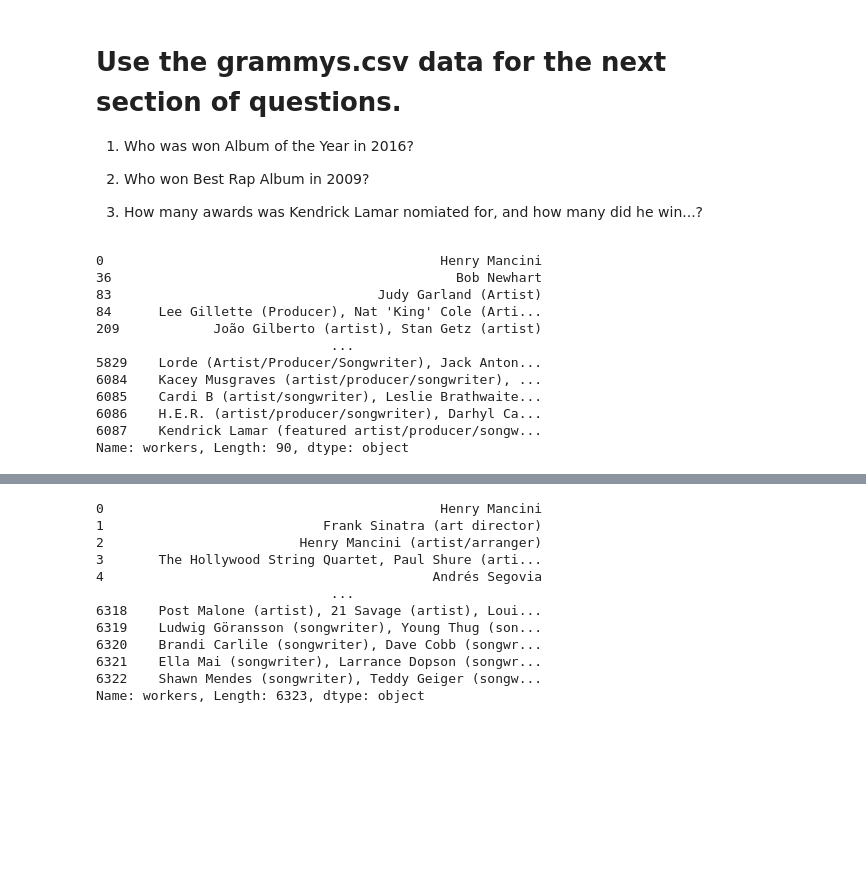
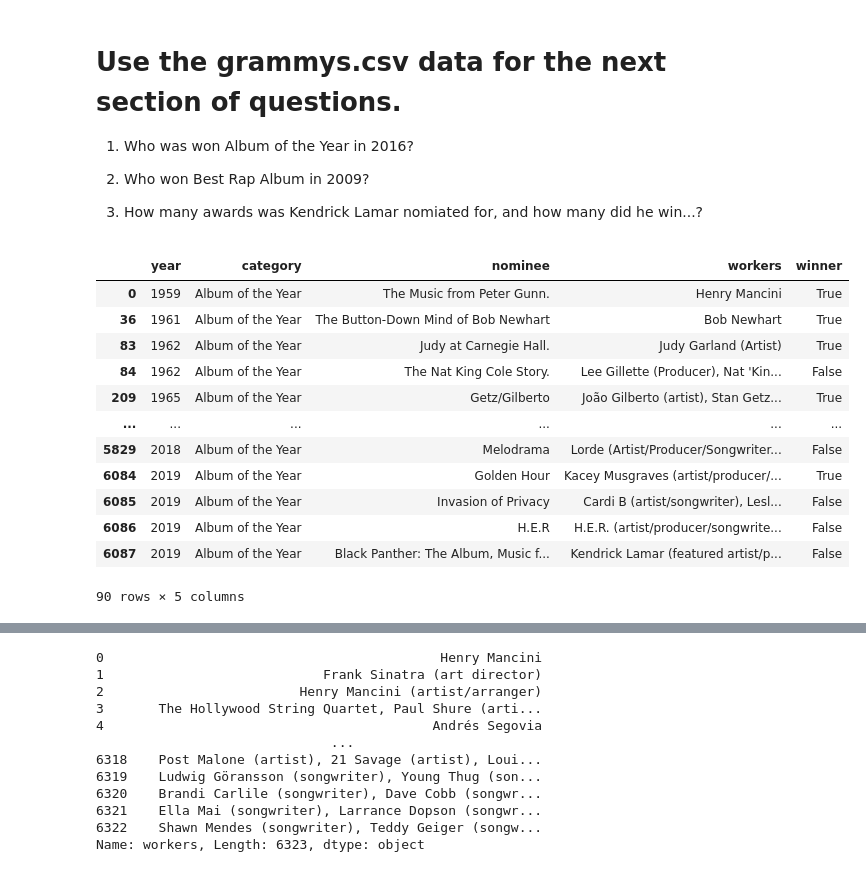
Before and after one commit to changc42/2020-fall-data-science, a Jupyter notebook: Week1-Pandas/Exercise.ipynb, the cells around one changed output, grey strips where cells are left out. Saved outputs shown, nothing was run; the diff lists cells and outputs as text; code cells hidden in the pictures; blank space fills up the shorter version.

```diff
--- a/Week1-Pandas/Exercise.ipynb
+++ b/Week1-Pandas/Exercise.ipynb
@@ -245,21 +245,23 @@ all_data
 # %%
 #  1. Who was won Album of the Year in 2016?
 df = pd.read_csv("data/grammys.csv")
-condition = df["category"] == "Album of the Year"
-df[condition]["workers"]
+c1 = df["category"] == "Album of the Year"
+c2 = df["workers"] == "Kendrick Lamar"
+df[c1]
 # %% [output]
+|  | year | category | nominee | workers | winner |
+| 0 | 1959 | Album of the Year | The Music from Peter Gunn. | Henry Mancini | True |
+| 36 | 1961 | Album of the Year | The Button-Down Mind of Bob Newhart | Bob Newhart | True |
+| 83 | 1962 | Album of the Year | Judy at Carnegie Hall. | Judy Garland (Artist) | True |
+| 84 | 1962 | Album of the Year | The Nat King Cole Story. | Lee Gillette (Producer), Nat 'Kin... | False |
+| 209 | 1965 | Album of the Year | Getz/Gilberto | João Gilberto (artist), Stan Getz... | True |
+| ... | ... | ... | ... | ... | ... |
+| 5829 | 2018 | Album of the Year | Melodrama | Lorde (Artist/Producer/Songwriter... | False |
+| 6084 | 2019 | Album of the Year | Golden Hour | Kacey Musgraves (artist/producer/... | True |
+| 6085 | 2019 | Album of the Year | Invasion of Privacy | Cardi B (artist/songwriter), Lesl... | False |
+| 6086 | 2019 | Album of the Year | H.E.R | H.E.R. (artist/producer/songwrite... | False |
+| 6087 | 2019 | Album of the Year | Black Panther: The Album, Music f... | Kendrick Lamar (featured artist/p... | False |
-0                                           Henry Mancini
-36                                            Bob Newhart
-83                                  Judy Garland (Artist)
-84      Lee Gillette (Producer), Nat 'King' Cole (Arti...
-209            João Gilberto (artist), Stan Getz (artist)
-                              ...
-5829    Lorde (Artist/Producer/Songwriter), Jack Anton...
-6084    Kacey Musgraves (artist/producer/songwriter), ...
-6085    Cardi B (artist/songwriter), Leslie Brathwaite...
-6086    H.E.R. (artist/producer/songwriter), Darhyl Ca...
-6087    Kendrick Lamar (featured artist/producer/songw...
-Name: workers, Length: 90, dtype: object
+90 rows × 5 columns
 # %%
 # 2. Who won Best Rap Album in 2009?
 
```
Also changed, not shown: parts of 1 cell of this notebook, 5 other files.
